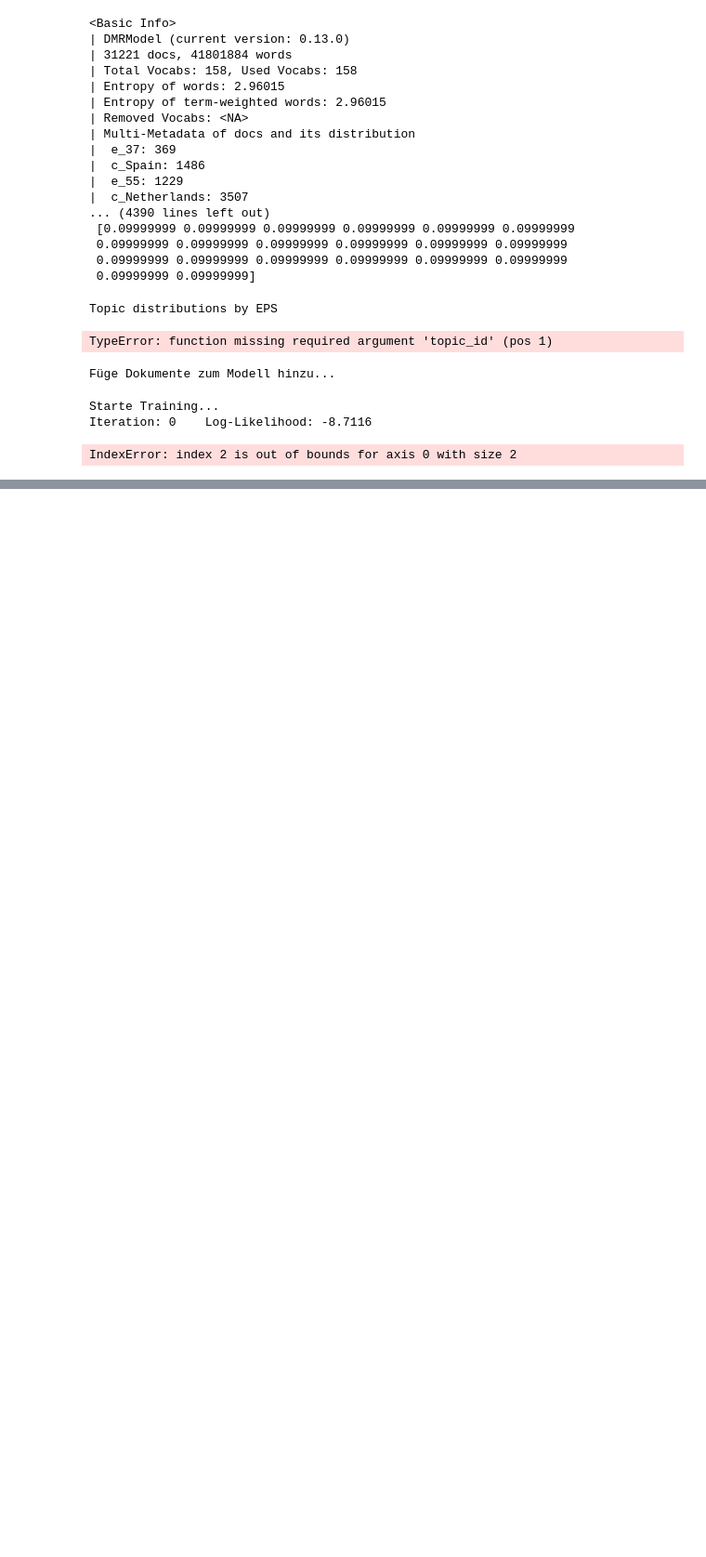
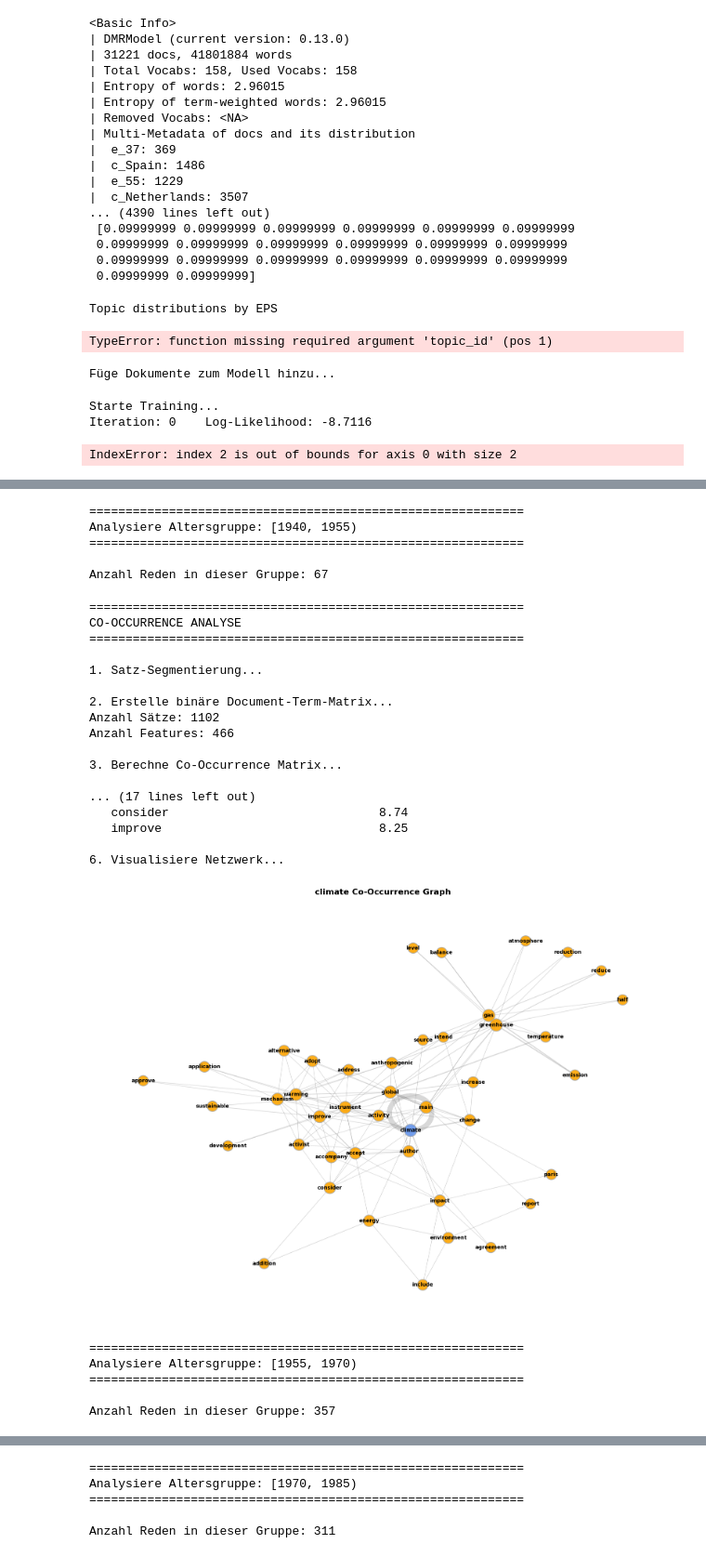
Before and after one commit to luca-heitmann/data-science-courses, a Jupyter notebook: digital-humanities/climate-debates/testing.ipynb, the cells around one changed output, grey strips where cells are left out. Shown at 93% size. Saved outputs shown, nothing was run; the diff lists cells and outputs as text; code cells hidden in the pictures; blank space fills up the shorter version.

Commit message:
coocc

```diff
--- a/digital-humanities/climate-debates/testing.ipynb
+++ b/digital-humanities/climate-debates/testing.ipynb
@@ -1047,0 +1520,50 @@ IndexError: index 2 is out of bounds for axis 0 with size 2
+# %%
+# Alle Alterskategorien durchgehen
+for birth_bin in env_cleaned['Birth_Bin'].cat.categories:
+    print(f"\n{'='*60}")
+    print(f"Analysiere Altersgruppe: {birth_bin}")
+    print(f"{'='*60}\n")
+
+    # Daten für diese Altersgruppe filtern
+    filtered_data = env_cleaned[env_cleaned['Birth_Bin'] == birth_bin]
+
+    print(f"Anzahl Reden in dieser Gruppe: {len(filtered_data)}\n")
+
+    # Analyse durchführen
+    result_graph = analyze_cooccurrences(
+        get_documents_for_speeches(filtered_data),  # Gefilterte Daten
+        target_term='climate',  # Oder 'carbon', 'emission', etc.
+        min_df=5,              # Mindestfrequenz
+        num_coocs=15,          # Anzahl Co-Occurrences
+        measure='loglik',      # Signifikanz-Maß
+        min_degree=2           # Min. Verbindungen für Visualisierung
+    )
+# %% [output]
+============================================================
+Analysiere Altersgruppe: [1940, 1955)
+============================================================
+
+Anzahl Reden in dieser Gruppe: 67
+============================================================
+CO-OCCURRENCE ANALYSE
+============================================================
+
+1. Satz-Segmentierung...
+
+2. Erstelle binäre Document-Term-Matrix...
+Anzahl Sätze: 1102
+Anzahl Features: 466
+
+3. Berechne Co-Occurrence Matrix...
+
+... (17 lines left out)
+   consider                             8.74
+   improve                              8.25
+
+6. Visualisiere Netzwerk...
+[figure, added]
+============================================================
+Analysiere Altersgruppe: [1955, 1970)
+============================================================
+
+Anzahl Reden in dieser Gruppe: 357
@@ -1047,0 +1588,5 @@ IndexError: index 2 is out of bounds for axis 0 with size 2
+============================================================
+Analysiere Altersgruppe: [1970, 1985)
+============================================================
+
+Anzahl Reden in dieser Gruppe: 311
```
Also changed, not shown: parts of 6 cells of this notebook, 14 other files.
